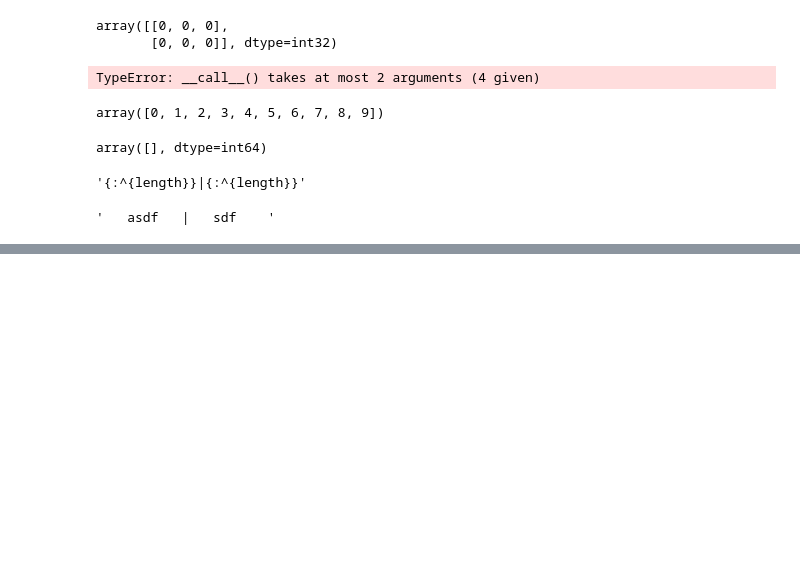
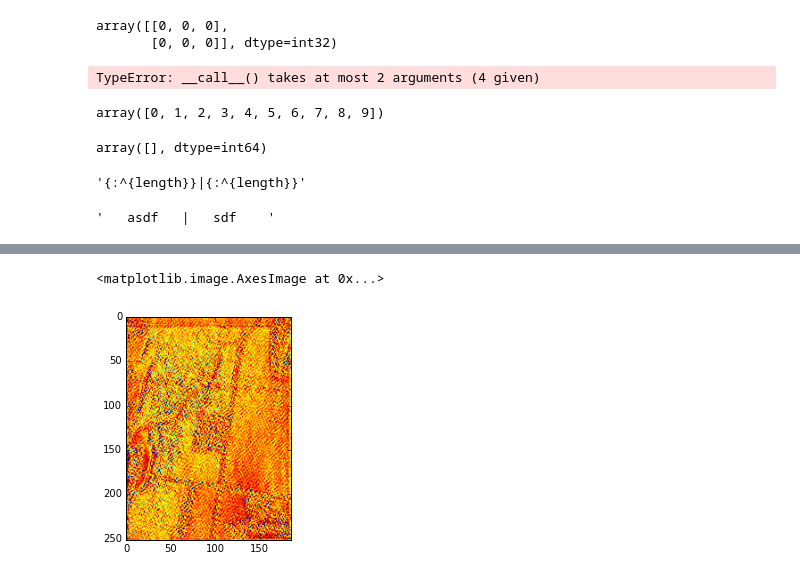
Before and after one commit to Thatfreesky/BrainNets, a Jupyter notebook: debug.ipynb, the cells around one changed output, grey strips where cells are left out. Drawn from its saved outputs; the diff is of its cells as text; code cells hidden in the pictures; blank space fills up the shorter version.

```diff
--- a/debug.ipynb
+++ b/debug.ipynb
@@ -150,0 +194,9 @@ a = 3
+# %%
+kk = np.random.normal(0,0.1,(5,5))
+# %%
+aafter = ndimg.convolve(after, kk, mode='constant', cval=0.0)
+# %%
+plt.imshow(aafter)
+# %% [output]
+<matplotlib.image.AxesImage at 0x...>
+[figure, added]
```
Also changed, not shown: parts of 69 cells of this notebook, 6 other files.
